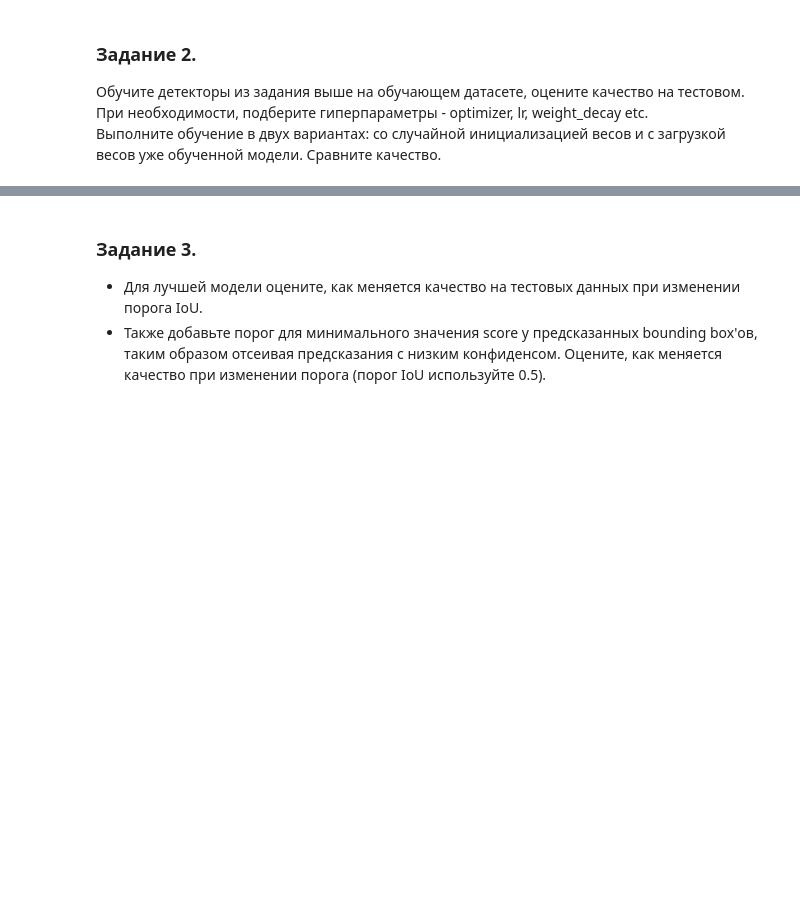
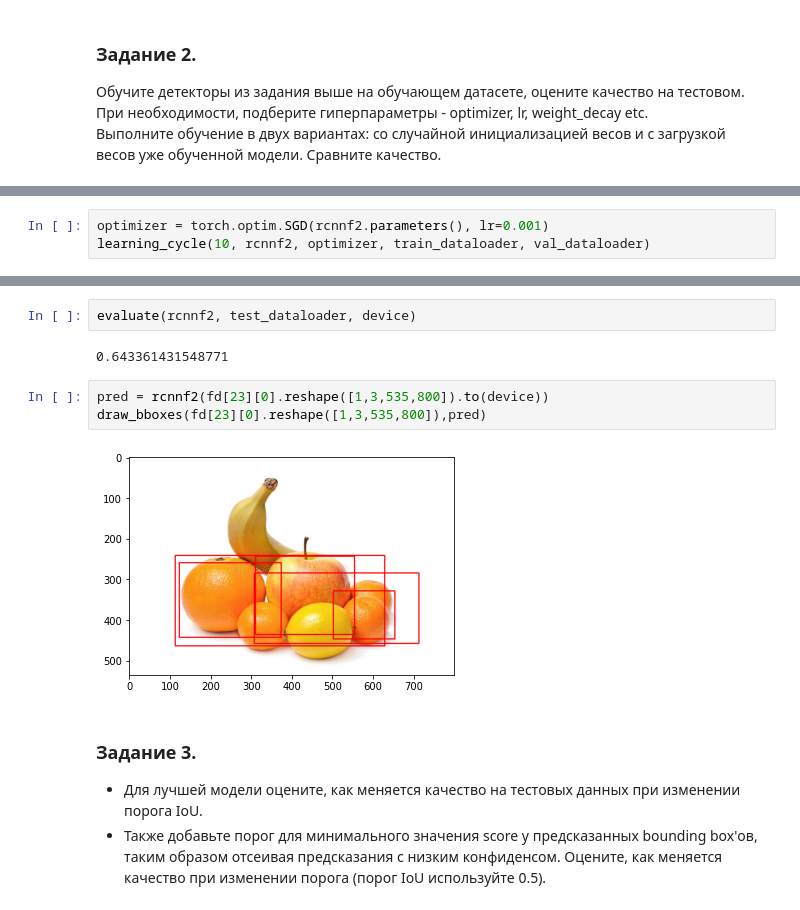
Before and after one commit to SmirnovGrigory/IAD_ml_lab2, a Jupyter notebook: Modern_ML.Lab_2.Object_Detection.ipynb, the cells around one changed output, grey strips where cells are left out. Saved outputs shown, nothing was run; the diff lists cells and outputs as text; blank space fills up the shorter version.

```diff
--- a/Modern_ML.Lab_2.Object_Detection.ipynb
+++ b/Modern_ML.Lab_2.Object_Detection.ipynb
@@ -341,0 +440,3 @@ evaluate(retina, test_dataloader, device)
+# %%
+optimizer = torch.optim.SGD(rcnnf2.parameters(), lr=0.001)
+learning_cycle(10, rcnnf2, optimizer, train_dataloader, val_dataloader)
@@ -342,3 +461,12 @@ evaluate(retina, test_dataloader, device)
+# %%
+evaluate(rcnnf2, test_dataloader, device)
+# %% [output]
+0.643361431548771
+# %%
+pred = rcnnf2(fd[23][0].reshape([1,3,535,800]).to(device))
+draw_bboxes(fd[23][0].reshape([1,3,535,800]),pred)
+# %% [output]
+[figure, added]
 # %% [markdown]
 ### Задание 3.
 
```
Also changed, not shown: parts of 26 cells of this notebook.
